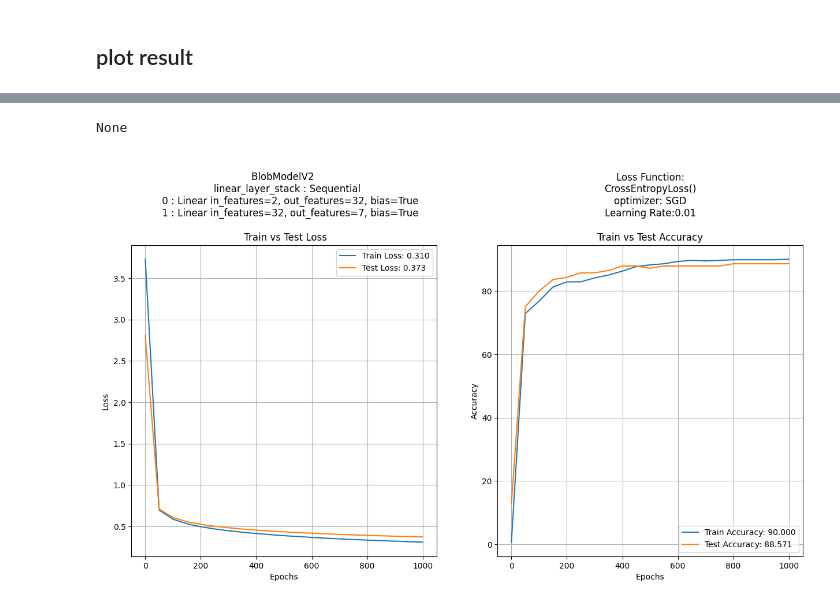
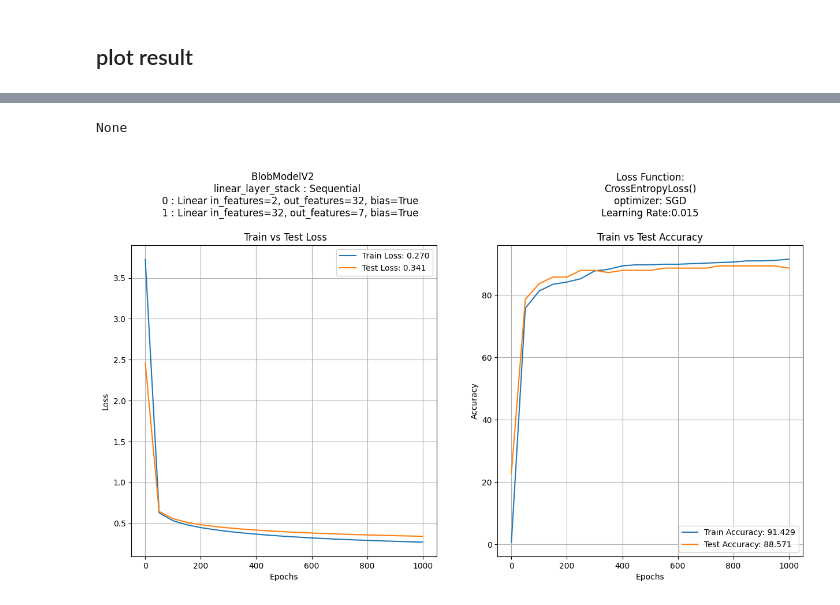
Before and after one commit to marcel1520/ML-course, a Jupyter notebook: training_nn_exercise_loop_function.ipynb, the cells around one changed output, grey strips where cells are left out. Drawn from its saved outputs; the diff is of its cells as text; code cells hidden in the pictures.

```diff
--- a/training_nn_exercise_loop_function.ipynb
+++ b/training_nn_exercise_loop_function.ipynb
@@ -94,8 +94,8 @@ clean_model_1_str = model_1_str.replace("(", " ").replace(")", " ")
 loss_fn_1 = nn.CrossEntropyLoss()
 optimizer_1 = torch.optim.SGD(params=model_1.parameters(),
                             lr=0.015)
-optimizer_class_name = optimizer_1.__class__.__name__
-learning_rate = optimizer_1.param_groups[0]["lr"]
+optimizer_1_class_name = optimizer_1.__class__.__name__
+learning_rate_1 = optimizer_1.param_groups[0]["lr"]
 # %% [markdown]
 ## write training and test loop
 # %%
@@ -220,11 +232,10 @@ model_2_info = formate_model_info(model_2)
 # %%
 loss_fn_2 = nn.CrossEntropyLoss()
 optimizer_2 = torch.optim.SGD(params=model_2.parameters(),
-                            lr=0.01)
+                            lr=0.015)
 
 def format_optimizer_info(optimizer_n):
     optimizer_name = optimizer_n.__class__.__name__
     learning_rate = optimizer_n.param_groups[0]["lr"]
-    return {"name": optimizer_name, "rate": learning_rate}
-optim_2_info = format_optimizer_info(optimizer_2)
-print(optim_2_info)
+    return optimizer_name, learning_rate
+optim_2_name, optim_2_rate = format_optimizer_info(optimizer_2)
@@ -256,38 +265,40 @@ def test_steps(model, loss_fn, accuracy_fn, X_test, y_test):
 # %%
 def train_loop(model, loss_fn, optimizer, accuracy_fn,
                X_train, X_test, y_train, y_test,
-               epochs, print_freq, device=None):
+               num_epochs, print_freq, device=None):
 
     X_train, y_train = X_train.to(device), y_train.to(device)
     X_test, y_test = X_test.to(device), y_test.to(device)
 
+    collect_epochs = []
     loss_values = []
     acc_values = []
     test_loss_values = []
     test_acc_values = []
 
-    for epoch in range(epochs):
+    for epoche in range(num_epochs):
         loss, acc = train_steps(model, loss_fn, optimizer, accuracy_fn,
                                 X_train, y_train)
         test_loss, test_acc = test_steps(model, loss_fn, accuracy_fn,
                                          X_test, y_test)
 
-        if epoch % print_freq == 0:
+        if epoche % print_freq == 0:
+            collect_epochs.append(epoche)
             loss_values.append(loss)
             test_loss_values.append(test_loss)
             acc_values.append(acc)
             test_acc_values.append(test_acc)
-            print(f"Epoch: {epoch} | Loss: {loss:.3f} | Acc: {acc:.3f} | Test Loss: {test_loss:.3f} | Test Acc: {test_acc:.3f}")
+            print(f"Epoch: {epoche} | Loss: {loss:.3f} | Acc: {acc:.3f} | Test Loss: {test_loss:.3f} | Test Acc: {test_acc:.3f}")
 
 
-    return epochs_count, loss_values, acc_values, test_loss_values, test_acc_values
+    return collect_epochs, loss_values, test_loss_values, acc_values, test_acc_values
 # %%
-epochs_count_2, loss_values_2, acc_values_2, test_loss_values_2, test_acc_values_2 = train_loop(model_2, loss_fn_2, optimizer_2, accuracy_fn,
+epochs_count_2, loss_values_2, test_loss_values_2, acc_values_2, test_acc_values_2 = train_loop(model_2, loss_fn_2, optimizer_2, accuracy_fn,
                              X_train=X_train,
                              X_test=X_test,
                              y_train=y_train,
                              y_test=y_test,
                              device=device,
-                             epochs=1050,
+                             num_epochs=1050,
                              print_freq=50)
 # %% [output]
@@ -311,32 +322,32 @@ Epoch: 1000 | Loss: 0.310 | Acc: 90.000 | Test Loss: 0.373 | Test Acc: 88.571
 # %%
 def plot_loss_accuracy(all_epochs, all_losses, all_test_losses, all_accs, all_test_accs, model_info, loss_func, optim, learn):
 
     final_loss = all_losses[-1]
     final_test_loss = all_test_losses[-1]
     final_acc = all_accs[-1]
     final_test_acc = all_test_accs[-1]
 
     plt.figure(figsize=(15, 7))
     plt.subplot(1, 2, 1)
     plt.grid(True)
-    plt.plot(epochs_count, np.array(torch.tensor(all_losses).numpy()), label=f"Train Loss: {final_loss:.3f}")
-    plt.plot(epochs_count, np.array(torch.tensor(all_test_losses).numpy()), label=f"Test Loss: {final_test_loss:.3f}")
+    plt.plot(all_epochs, np.array(torch.tensor(all_losses).numpy()), label=f"Train Loss: {final_loss:.3f}")
+    plt.plot(all_epochs, np.array(torch.tensor(all_test_losses).numpy()), label=f"Test Loss: {final_test_loss:.3f}")
     plt.title(f"\n{model_info}Train vs Test Loss")
     plt.xlabel(f"Epochs")
     plt.ylabel("Loss")
     plt.legend();
     plt.subplot(1, 2, 2)
     plt.grid(True)
     plt.plot(all_epochs, np.array(torch.tensor(all_accs).numpy()), label=f"Train Accuracy: {final_acc:.3f}")
     plt.plot(all_epochs, np.array(torch.tensor(all_test_accs).numpy()), label=f"Test Accuracy: {final_test_acc:.3f}")
     plt.title(f"Loss Function:\n{loss_func}\noptimizer: {optim}\nLearning Rate:{learn}\n\nTrain vs Test Accuracy")
     plt.xlabel("Epochs")
     plt.ylabel("Accuracy")
     plt.legend();
-print(plot_loss_accuracy(epochs_count_2, loss_values_2, test_loss_values_2, acc_values_2, test_acc_values_2, model_2_info, loss_fn_2, optim_2_info["name"], optim_2_info["rate"]))
+print(plot_loss_accuracy(epochs_count_2, loss_values_2, test_loss_values_2, acc_values_2, test_acc_values_2, model_2_info, loss_fn_2, optim_2_name, optim_2_rate))
 # %% [output]
 None
-[figure, old version]
+[figure, new version]
 # %%
 def plot_result(model):
     plt.figure(figsize=(15, 7))
```
Also changed, not shown: parts of 19 cells of this notebook.
